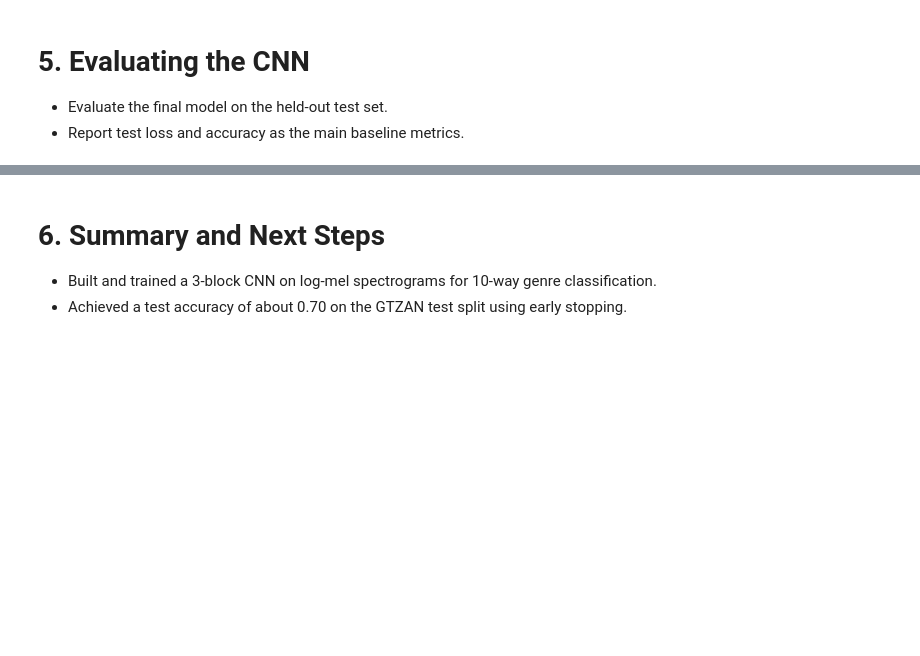
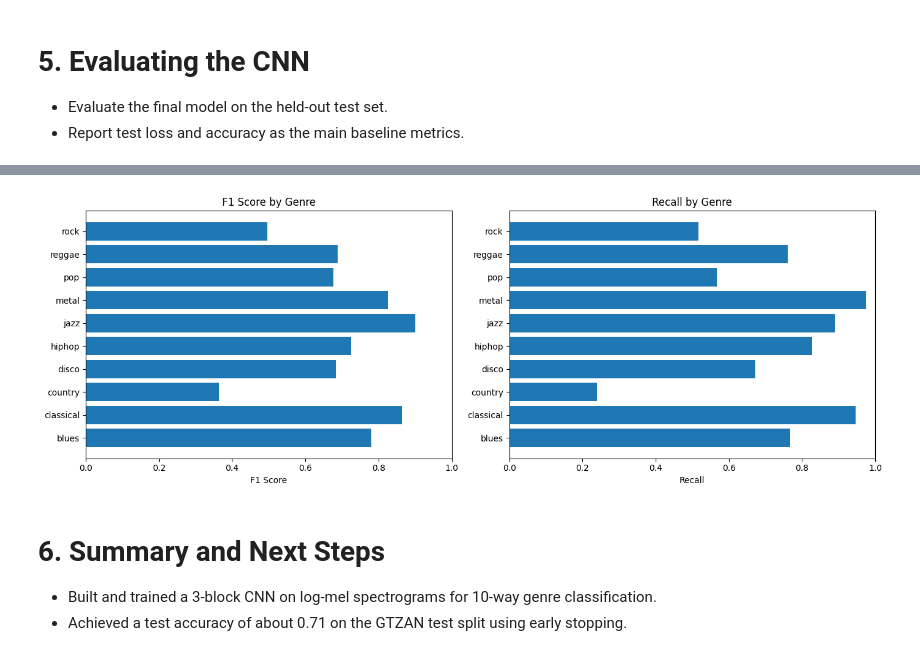
Before and after one commit to AlexGithub3427/music-genre-classification, a Jupyter notebook: CNN_model.ipynb, the cells around one changed output, grey strips where cells are left out. Drawn from its saved outputs; the diff is of its cells as text; code cells hidden in the pictures; blank space fills up the shorter version.

```diff
--- a/CNN_model.ipynb
+++ b/CNN_model.ipynb
@@ -200,9 +255,0 @@ Test accuracy: 0.7497
-# %%
-# Predict classes for the test set
-y_pred_probs = model.predict(X_test)
-
-# Convert softmax probabilities to class indices
-y_pred = y_pred_probs.argmax(axis=1)
-
-print("Classification Report:")
-print(classification_report(y_test_int, y_pred, target_names=label_encoder.classes_))
@@ -227,0 +256,14 @@ weighted avg       0.78      0.75      0.75      1994
+# %%
+report_dict = classification_report(
+    y_test_int,
+    y_pred,
+    target_names=label_encoder.classes_,
+    output_dict=True,
+    zero_division=0
+)
+
+genre_table = pd.DataFrame(report_dict).transpose()
+genre_table = genre_table.iloc[:-3][["precision", "recall", "f1-score", "support"]]
+genre_table = genre_table.round(3)
+
+print(genre_table)
@@ -228,5 +282,22 @@ weighted avg       0.78      0.75      0.75      1994
+# %%
+fig, axes = plt.subplots(1, 2, figsize=(14, 5))
+
+axes[0].barh(genre_table.index, genre_table["f1-score"])
+axes[0].set_title("F1 Score by Genre")
+axes[0].set_xlabel("F1 Score")
+axes[0].set_xlim(0, 1)
+
+axes[1].barh(genre_table.index, genre_table["recall"])
+axes[1].set_title("Recall by Genre")
+axes[1].set_xlabel("Recall")
+axes[1].set_xlim(0, 1)
+
+plt.tight_layout()
+plt.show()
+# %% [output]
+[figure, added]
 # %% [markdown]
 # 6. Summary and Next Steps
 
 - Built and trained a 3-block CNN on log-mel spectrograms for 10-way genre classification.
-- Achieved a test accuracy of about 0.70 on the GTZAN test split using early stopping.
+- Achieved a test accuracy of about 0.71 on the GTZAN test split using early stopping.
```
Also changed, not shown: parts of 15 cells of this notebook.
